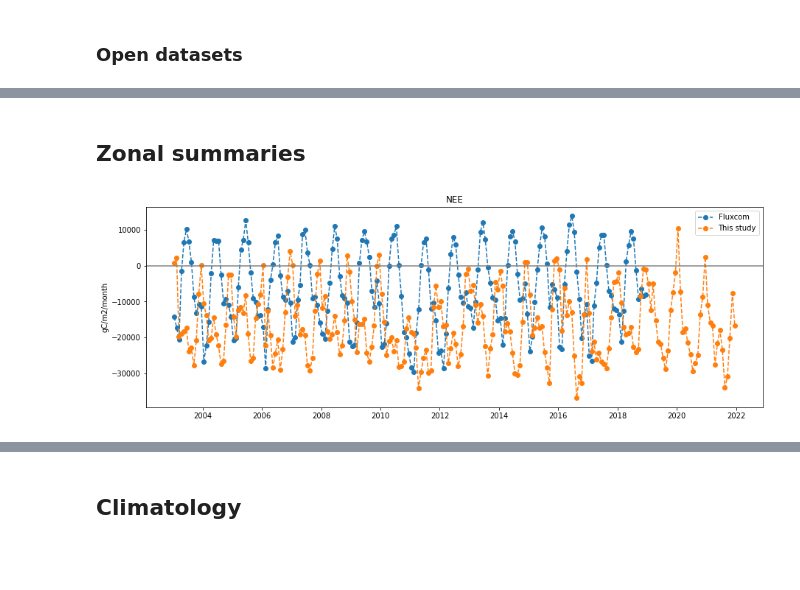
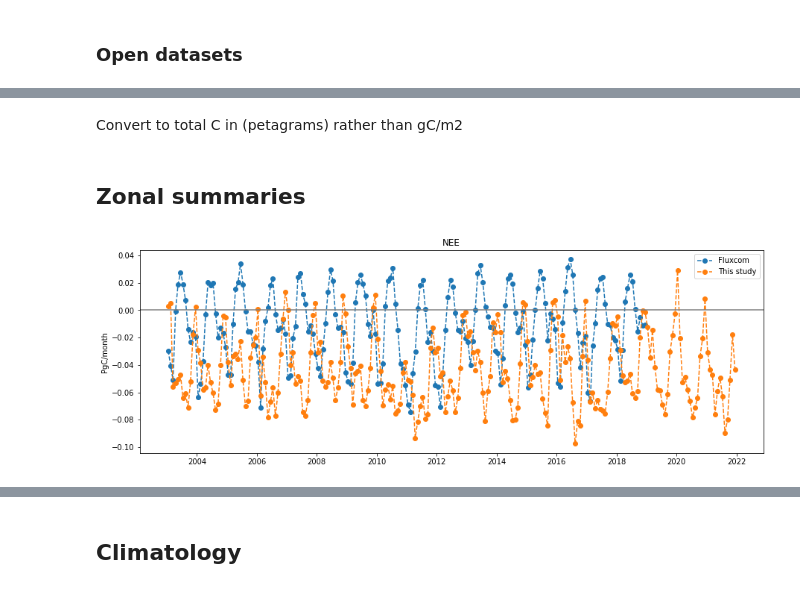
Before and after one commit to cbur24/NEE_modelling, a Jupyter notebook: 6a_Compare_with_fluxcom.ipynb, the cells around one changed output, grey strips where cells are left out. Cells and saved outputs as stored; diff of their text form; code cells hidden in the pictures; blank space fills up the shorter version.

```diff
--- a/6a_Compare_with_fluxcom.ipynb
+++ b/6a_Compare_with_fluxcom.ipynb
@@ -39,5 +38,6 @@ ds['longitude'] = ds.longitude.astype('float32')
 
 mask = np.isnan(ds.isel(time=1))
 # %%
+ds_fc = xr_reproject(ds_fc, geobox=grid.geobox, resampling='bilinear')
 ds_fc = ds_fc.NEE.where(~mask.astype(bool))
-ds_fc = ds_fc*30
+ds_fc = ds_fc*30 #/day to /month
@@ -44,15 +46,22 @@ ds_fc = ds_fc*30
+# %%
+area_per_pixel = ds.geobox.resolution[1] **2
+# %% [markdown]
+Convert to total C in (petagrams) rather than gC/m2
+# %%
+ds = ds * area_per_pixel * 1e-15
+ds_fc = ds_fc * area_per_pixel * 1e-15
 # %% [markdown]
 ## Zonal summaries
 # %%
-ds_1D = ds.sum(['latitude','longitude'])
-ds_fc_1D = ds_fc.sum(['latitude','longitude'])
+ds_1D = ds.sum(['x','y'])
+ds_fc_1D = ds_fc.sum(['x','y'])
 # %%
 fig, ax = plt.subplots(1,1, figsize=(15,5))
 ax.plot(ds_fc_1D.time.values, ds_fc_1D, marker='o', linestyle='--', label='Fluxcom')
 ax.plot(ds_1D.time.values, ds_1D, marker='o', linestyle='--', label='This study')
 ax.legend(loc='upper right')
 plt.axhline(0, c='grey')
 plt.title(var)
-plt.ylabel('gC/m2/month');
+plt.ylabel('PgC/month');
 # %% [output]
-[figure, old version]
+[figure, new version]
```
Also changed, not shown: parts of 11 cells of this notebook.
